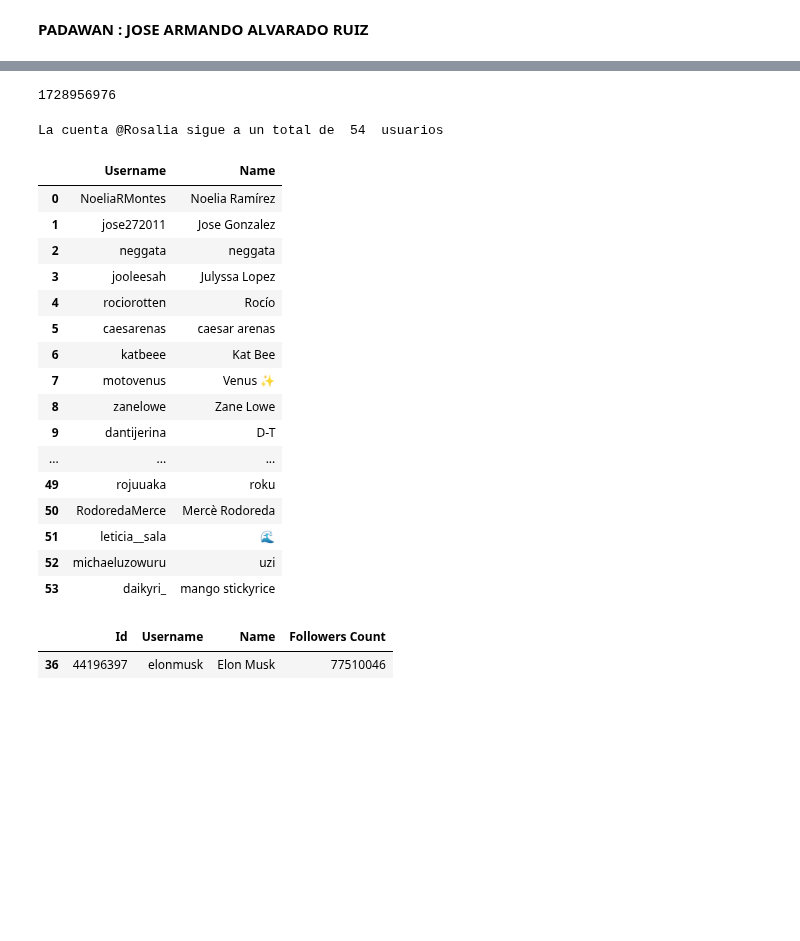
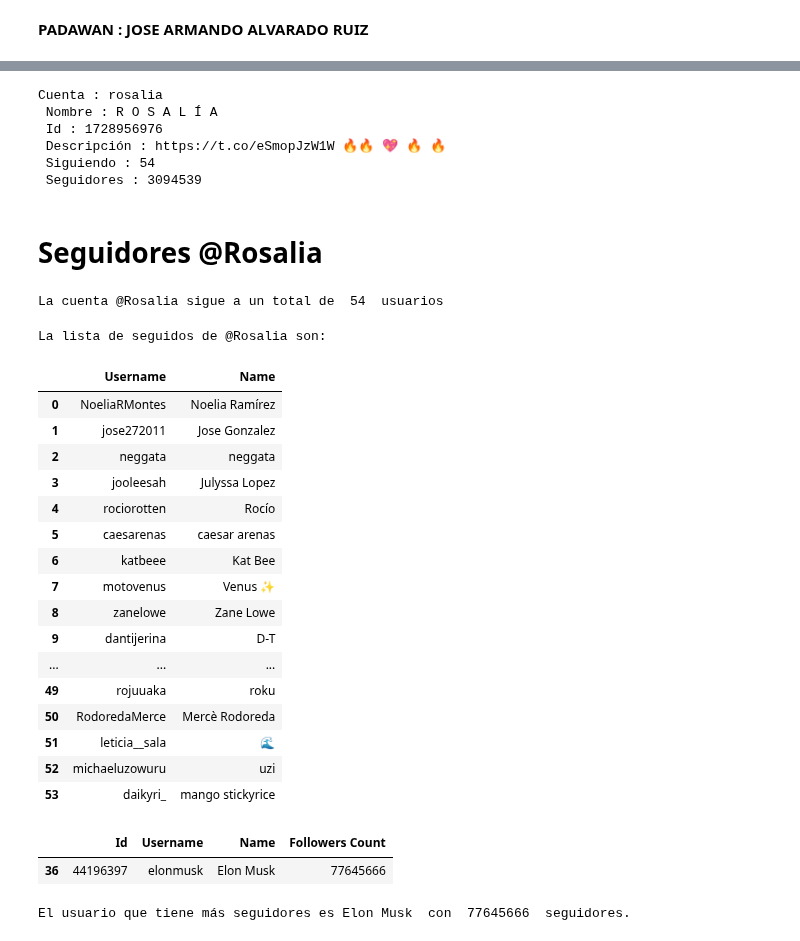
Before and after one commit to JALVARADORUIZ/Magister_BigData_UB, a Jupyter notebook: M3_AI2_ALVARADORUIZJOSEARMANDO.ipynb, the cells around one changed output, grey strips where cells are left out. Cells and saved outputs as stored; diff of their text form; code cells hidden in the pictures; blank space fills up the shorter version.

```diff
--- a/M3_AI2_ALVARADORUIZJOSEARMANDO.ipynb
+++ b/M3_AI2_ALVARADORUIZJOSEARMANDO.ipynb
@@ -78,19 +70,28 @@ user.data.name
-# %%
-user.data.id
-# %% [output]
-1728956976
+# %%
+print("Cuenta :" , user.data.username, "\n" ,
+      "Nombre :" , user.data.name, "\n" ,
+      "Id :" , user.data.id, "\n" ,
+      "Descripción :", user.data.description, "\n" ,
+      "Siguiendo :", user.data.public_metrics['following_count'], "\n" ,
+      "Seguidores :", user.data.public_metrics['followers_count'])
+# %% [output]
+Cuenta : rosalia
+ Nombre : R O S A L Í A
+ Id : 1728956976
+ Descripción : https://t.co/eSmopJzW1W 🔥🔥 💖 🔥 🔥
+ Siguiendo : 54
+ Seguidores : 3094539
+# %% [markdown]
+# Seguidores @Rosalia
 # %%
 following_rosalia = []
 
-# con limit=14 podemos descargar hasta 14*100 ids.
 for page in tweepy.Paginator(client.get_users_following, user.data.id, max_results=100, limit = 14):
   for response in page.data:
-    FOLLOWING_USER_NAME = response.data["username"]
-    following_user = client.get_user(username=FOLLOWING_USER_NAME,
-                    user_fields=["created_at","description","entities","id","location","name","pinned_tweet_id","profile_image_url",
-                                 "protected","public_metrics","url","username","verified","withheld"])
+    following_username = response.data["username"]
+    following_user = client.get_user(username=following_username,
+                    user_fields=["public_metrics","username"])
 
-    #following_user.data.public_metrics["followers_count"]
     following_rosalia.append([response.data["id"],response.data["username"],response.data["name"],following_user.data.public_metrics["followers_count"]])
 
 print("La cuenta @Rosalia sigue a un total de ", len(following_rosalia), " usuarios")
@@ -98,9 +99,10 @@ print("La cuenta @Rosalia sigue a un total de ", len(following_rosalia), " usuar
 La cuenta @Rosalia sigue a un total de  54  usuarios
 # %%
 df_rosalia = pd.DataFrame(data=following_rosalia, columns=['Id','Username','Name','Followers Count'])
-
+print("La lista de seguidos de @Rosalia son:")
 df_rosalia[['Username','Name']]
 # %% [output]
+La lista de seguidos de @Rosalia son:
 |  | Username | Name |
 | 0 | NoeliaRMontes | Noelia Ramírez |
 | 1 | jose272011 | Jose Gonzalez |
@@ -119,7 +121,13 @@ df_rosalia[['Username','Name']]
 | 52 | michaeluzowuru | uzi |
 | 53 | daikyri_ | mango stickyrice |
 # %%
-df_rosalia[df_rosalia['Followers Count'] == df_rosalia['Followers Count'].max()]
+mayor_seguidores = df_rosalia[df_rosalia['Followers Count'] == df_rosalia['Followers Count'].max()]
+mayor_seguidores
 # %% [output]
 |  | Id | Username | Name | Followers Count |
-| 36 | 44196397 | elonmusk | Elon Musk | 77510046 |
+| 36 | 44196397 | elonmusk | Elon Musk | 77645666 |
+# %%
+print("El usuario que tiene más seguidores es", list(mayor_seguidores['Name'])[0], " con ",
+      list(mayor_seguidores['Followers Count'])[0], " seguidores.")
+# %% [output]
+El usuario que tiene más seguidores es Elon Musk  con  77645666  seguidores.
```
Also changed, not shown: parts of 17 cells of this notebook.
